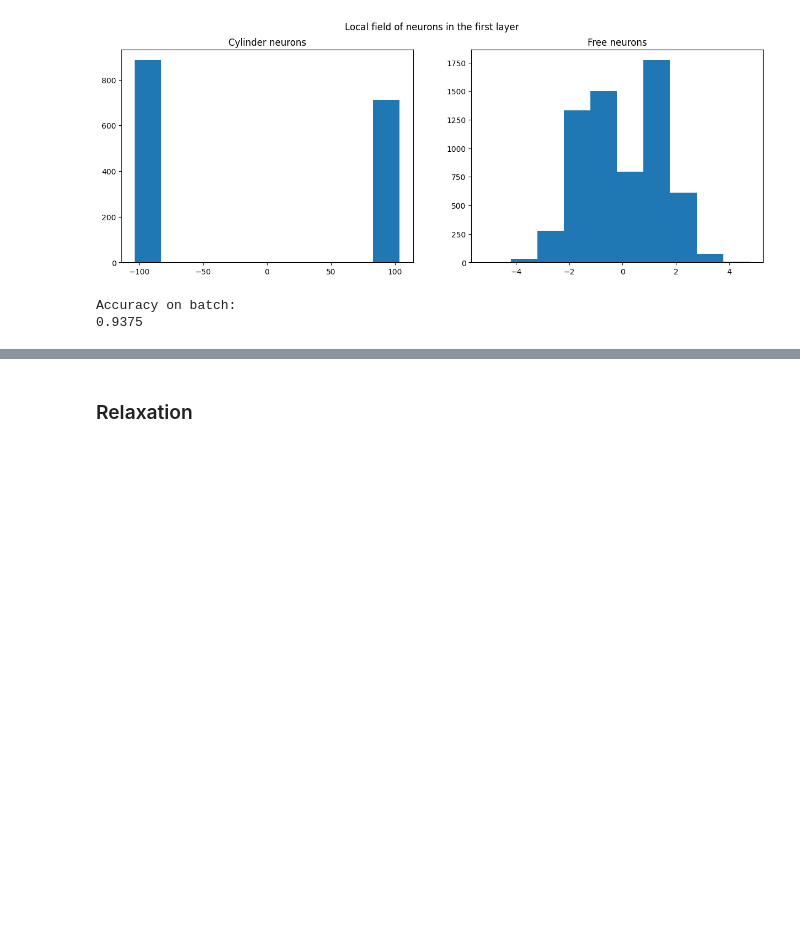
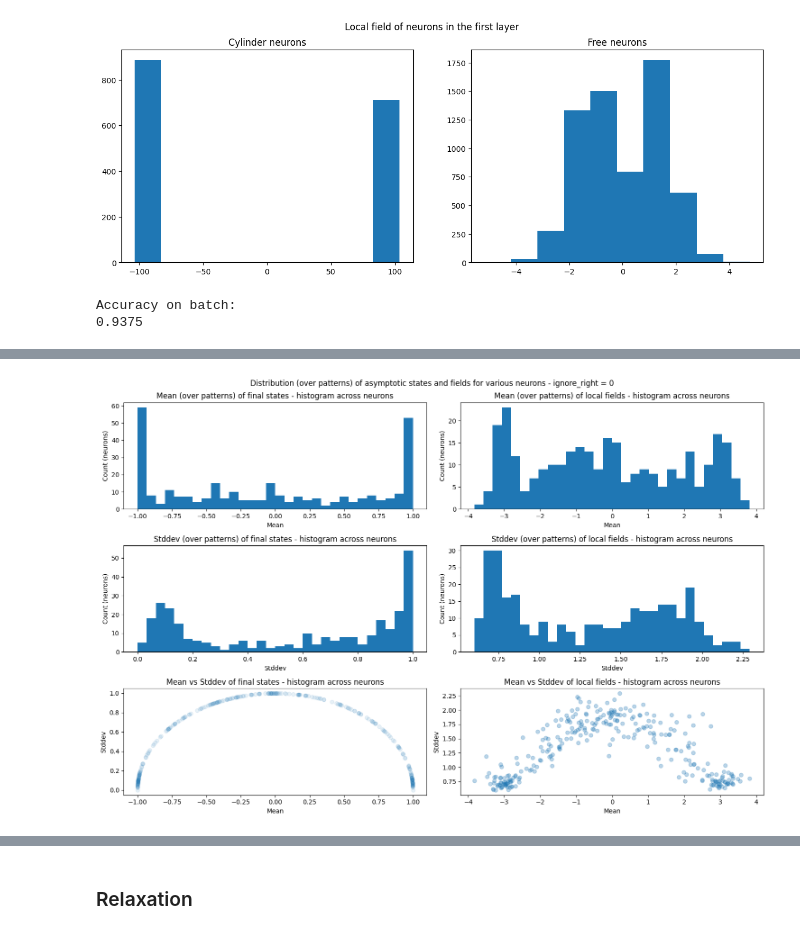
Before and after one commit to mattia-scardecchia/Biological-Learning, a Jupyter notebook: notebooks/mnist.ipynb, the cells around one changed output, grey strips where cells are left out. Drawn from its saved outputs; the diff is of its cells as text; code cells hidden in the pictures; blank space fills up the shorter version.

```diff
--- a/notebooks/mnist.ipynb
+++ b/notebooks/mnist.ipynb
@@ -796,0 +861,51 @@ Accuracy on batch:
+# %%
+from matplotlib import pyplot as plt
+
+ignore_right = 0
+fig, axs = plt.subplots(3, 2, figsize=(15, 10))
+
+states = model.initialize_state(train_inputs, train_targets, init_mode)
+final_states, _, unsat = model.relax(states, max_steps, ignore_right=ignore_right)
+fields = model.local_field(final_states, ignore_right=ignore_right)
+states_means = final_states[:, 1:-2, N:].mean(dim=0).flatten().cpu()
+states_stds = final_states[:, 1:-2, N:].std(dim=0).flatten().cpu()
+fields_means = fields[:, :-1, N:].mean(dim=0).flatten().cpu()
+fields_stds = fields[:, :-1, N:].std(dim=0).flatten().cpu()
+ax = axs[0, 0]
+ax.hist(states_means, bins=30)
+ax.set_title("Mean (over patterns) of final states - histogram across neurons")
+ax.set_xlabel("Mean")
+ax.set_ylabel("Count (neurons)")
+ax = axs[1, 0]
+ax.hist(states_stds, bins=30)
+ax.set_title("Stddev (over patterns) of final states - histogram across neurons")
+ax.set_xlabel("Stddev")
+ax.set_ylabel("Count (neurons)")
+ax = axs[2, 0]
+ax.scatter(states_means, states_stds, alpha=0.1)
+ax.set_title("Mean vs Stddev of final states - histogram across neurons")
+ax.set_xlabel("Mean")
+ax.set_ylabel("Stddev")
+ax = axs[0, 1]
+ax.hist(fields_means, bins=30)
+ax.set_title("Mean (over patterns) of local fields - histogram across neurons")
+ax.set_xlabel("Mean")
+ax.set_ylabel("Count (neurons)")
+ax = axs[1, 1]
+ax.hist(fields_stds, bins=30)
+ax.set_title("Stddev (over patterns) of local fields - histogram across neurons")
+ax.set_xlabel("Stddev")
+ax.set_ylabel("Count (neurons)")
+ax = axs[2, 1]
+ax.scatter(fields_means, fields_stds, alpha=0.3)
+ax.set_title("Mean vs Stddev of local fields - histogram across neurons")
+ax.set_xlabel("Mean")
+ax.set_ylabel("Stddev")
+
+fig.suptitle(
+    f"Distribution (over patterns) of asymptotic states and fields for various neurons - ignore_right = {ignore_right}"
+)
+plt.tight_layout()
+plt.show()
+# %% [output]
+[figure, added]
```
Also changed, not shown: parts of 4 cells of this notebook.
